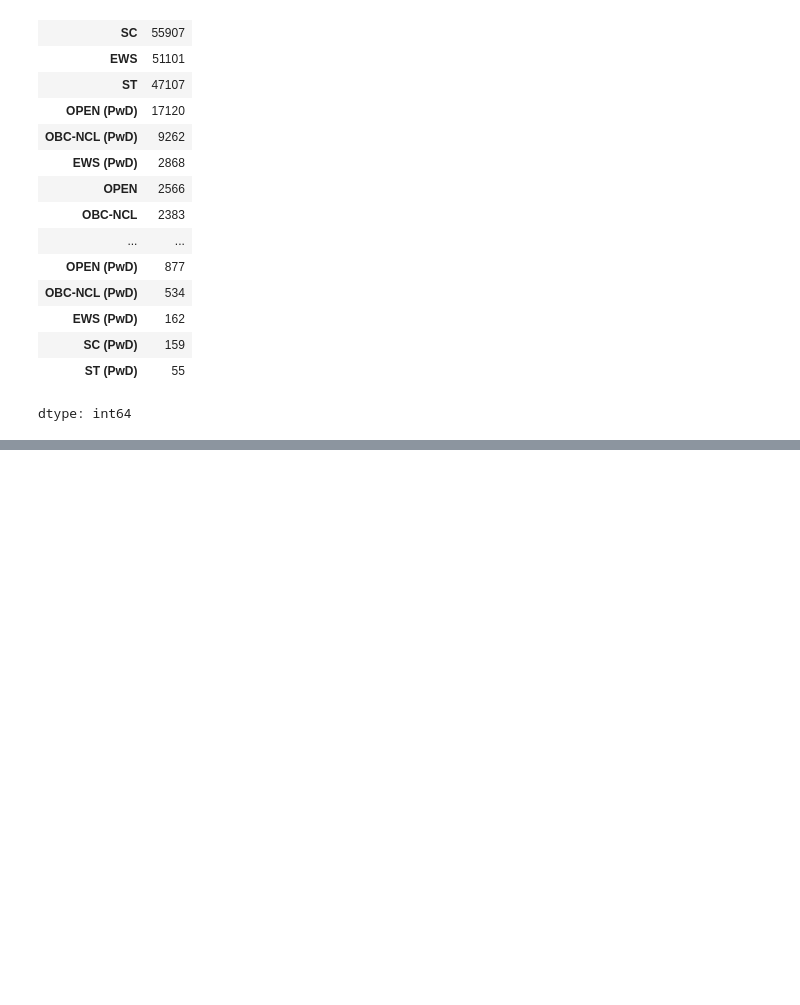
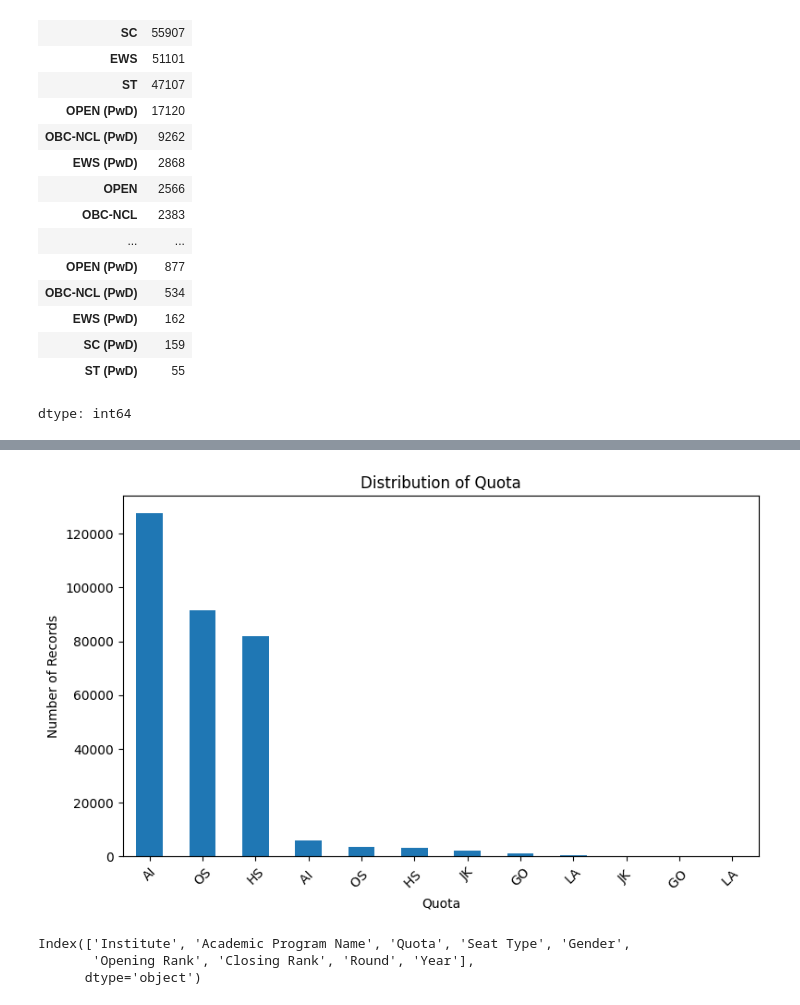
Before and after one commit to ShreshthaPandey/JOSAA-collage-predictor, a Jupyter notebook: clg_predictor.ipynb, the cells around one changed output, grey strips where cells are left out. Cells and saved outputs as stored; diff of their text form; code cells hidden in the pictures; blank space fills up the shorter version.

```diff
--- a/clg_predictor.ipynb
+++ b/clg_predictor.ipynb
@@ -833,0 +855,21 @@ dtype: int64
+# %%
+import matplotlib.pyplot as plt
+
+quota_count = df['Quota'].value_counts()
+
+quota_count.plot(kind='bar', figsize=(8, 5))
+
+plt.xlabel('Quota')
+plt.ylabel('Number of Records')
+plt.title('Distribution of Quota')
+plt.xticks(rotation=45)
+plt.tight_layout()
+plt.show()
+# %% [output]
+[figure, added]
+# %%
+df.columns
+# %% [output]
+Index(['Institute', 'Academic Program Name', 'Quota', 'Seat Type', 'Gender',
+       'Opening Rank', 'Closing Rank', 'Round', 'Year'],
+      dtype='object')
```
Also changed, not shown: parts of 13 cells of this notebook.
